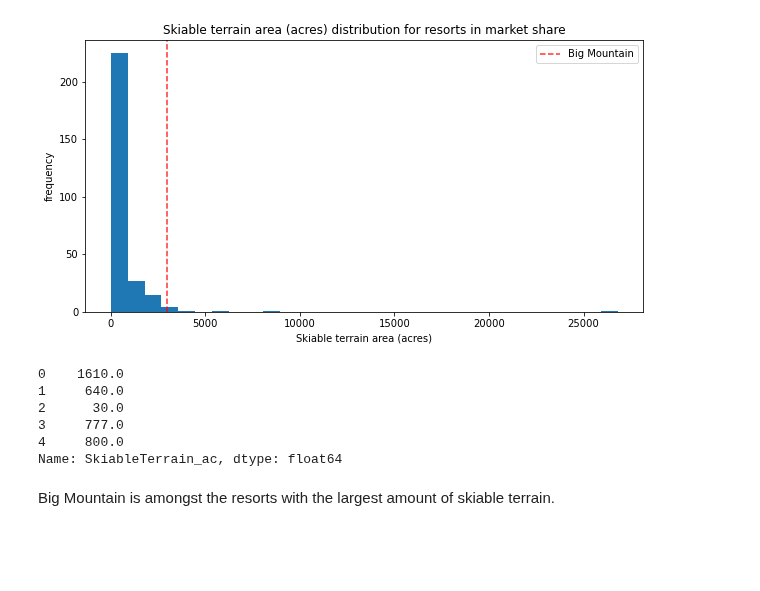
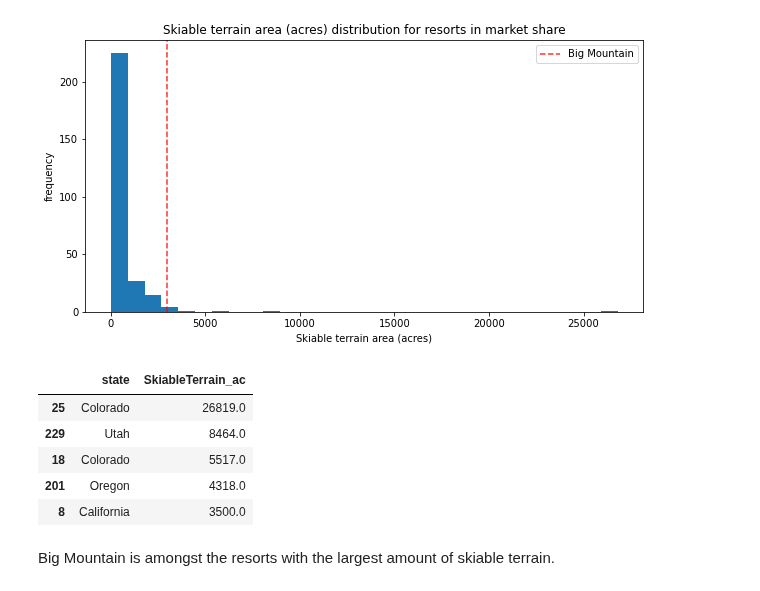
Before and after one commit to shawn-munir/DataScienceGuidedCapstone, a Jupyter notebook: Notebooks/05_modeling-WORKING COPY.ipynb, the cells around one changed output. Cells and saved outputs as stored; diff of their text form; code cells hidden in the pictures; blank space fills up the shorter version.

```diff
--- a/Notebooks/05_modeling-WORKING COPY.ipynb
+++ b/Notebooks/05_modeling-WORKING COPY.ipynb
@@ -540,11 +540,11 @@ plot_compare('SkiableTerrain_ac', 'Skiable terrain area (acres)')
 #interesting - so mine includes the one freak w/ the crazy amount of skiable terrain in Colorado, one that we investigated
 #in the very beginning and decided to keep. but the template doesn't have it...
 # %%
-ski_data.copy()[SkiableTerrain_ac.head()
+ski_data.copy()[['state','SkiableTerrain_ac']].sort_values(by='SkiableTerrain_ac', ascending=False).head()
 # %% [output]
-0    1610.0
-1     640.0
-2      30.0
-3     777.0
-4     800.0
-Name: SkiableTerrain_ac, dtype: float64
+|  | state | SkiableTerrain_ac |
+| 25 | Colorado | 26819.0 |
+| 229 | Utah | 8464.0 |
+| 18 | Colorado | 5517.0 |
+| 201 | Oregon | 4318.0 |
+| 8 | California | 3500.0 |
```
Also changed, not shown: parts of 1 cell of this notebook.
